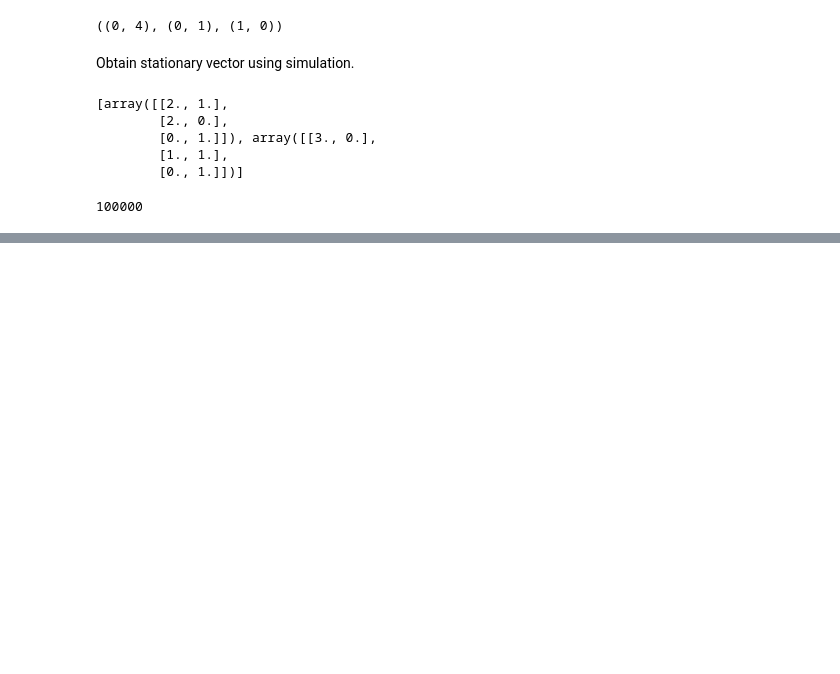
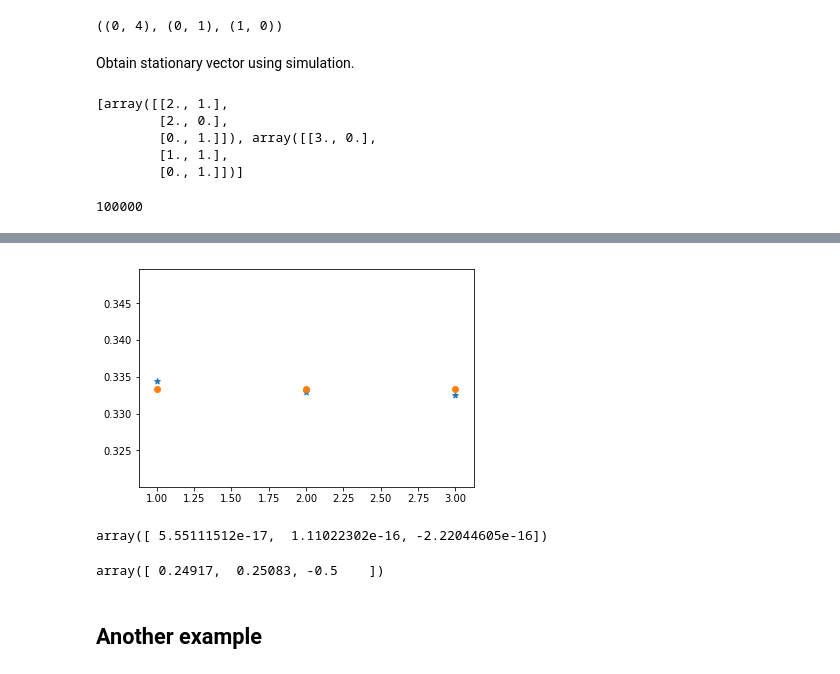
Before and after one commit to drvinceknight/HierarchicalPromotion, a Jupyter notebook: main.ipynb, the cells around one changed output, grey strips where cells are left out. Saved outputs shown, nothing was run; the diff lists cells and outputs as text; code cells hidden in the pictures; blank space fills up the shorter version.

```diff
--- a/main.ipynb
+++ b/main.ipynb
@@ -123,0 +217,15 @@ states[np.argmax(simulated_stationary_vector)]
+# %%
+plt.scatter(range(1, num_of_states + 1), simulated_stationary_vector, marker='*');
+plt.scatter(range(1, num_of_states + 1), stationary);
+# %% [output]
+[figure, added]
+# %%
+stationary @ matrix
+# %% [output]
+array([ 5.55111512e-17,  1.11022302e-16, -2.22044605e-16])
+# %%
+simulated_stationary_vector @ matrix
+# %% [output]
+array([ 0.24917,  0.25083, -0.5    ])
+# %% [markdown]
+## Another example
```
Also changed, not shown: parts of 36 cells of this notebook.
